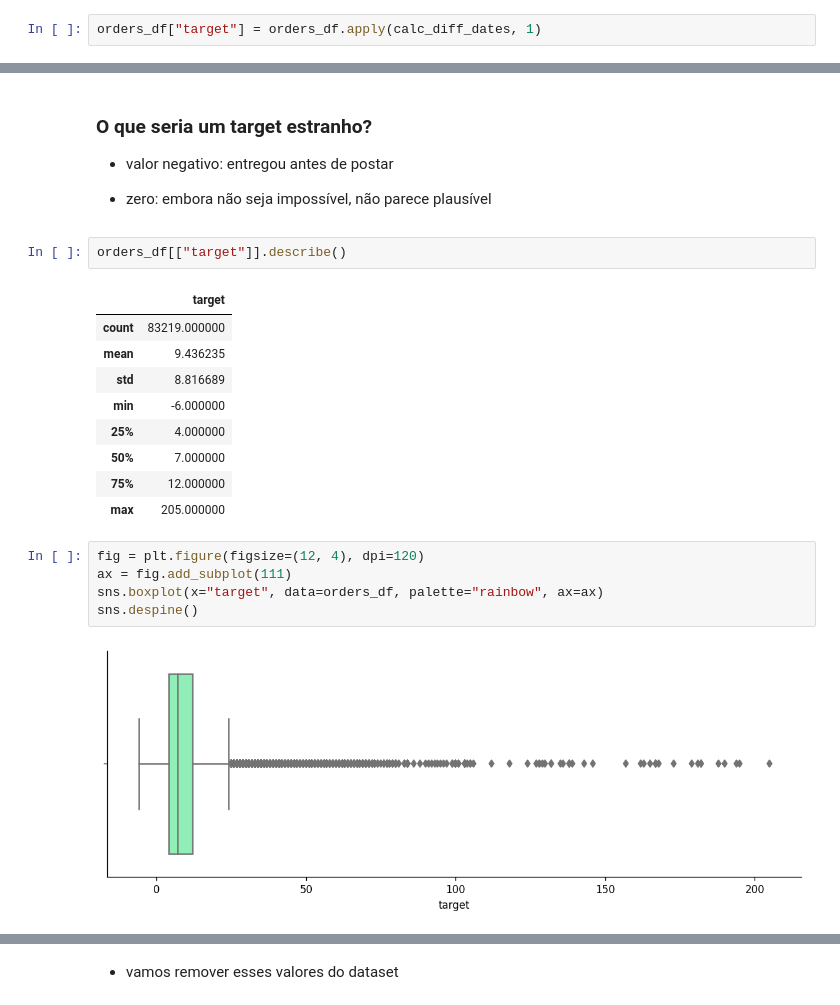
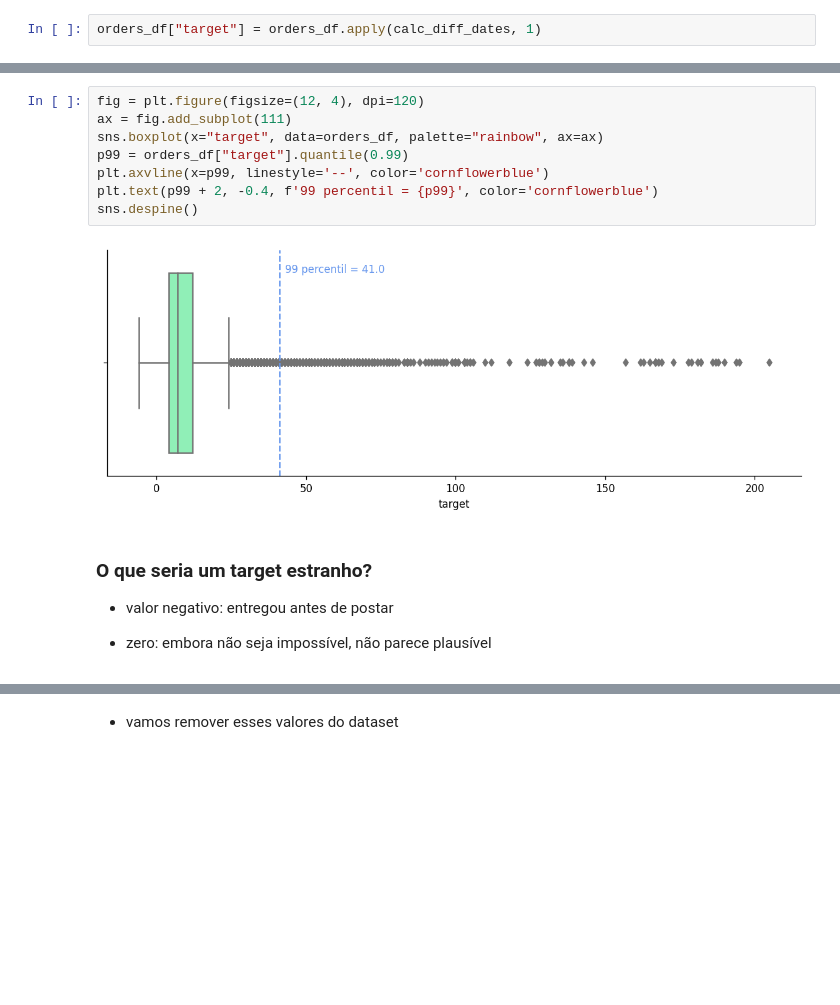
Before and after one commit to nubank/diversidados-curso-ds, a Jupyter notebook: iniciante/Modelagem/prazo_entrega_solucao_exemplo.ipynb, the cells around one changed output, grey strips where cells are left out. Cells and saved outputs as stored; diff of their text form; blank space fills up the shorter version.

```diff
--- a/iniciante/Modelagem/prazo_entrega_solucao_exemplo.ipynb
+++ b/iniciante/Modelagem/prazo_entrega_solucao_exemplo.ipynb
@@ -156,28 +172,19 @@ orders_df["target"] = orders_df.apply(calc_diff_dates, 1)
+# %%
+fig = plt.figure(figsize=(12, 4), dpi=120)
+ax = fig.add_subplot(111)
+sns.boxplot(x="target", data=orders_df, palette="rainbow", ax=ax)
+p99 = orders_df["target"].quantile(0.99)
+plt.axvline(x=p99, linestyle='--', color='cornflowerblue')
+plt.text(p99 + 2, -0.4, f'99 percentil = {p99}', color='cornflowerblue')
+sns.despine()
+# %% [output]
+[figure, added]
 # %% [markdown]
 ### O que seria um target estranho?
 
 * valor negativo: entregou antes de postar
 
 * zero: embora não seja impossível, não parece plausível
-# %%
-orders_df[["target"]].describe()
-# %% [output]
-|  | target |
-| count | 83219.000000 |
-| mean | 9.436235 |
-| std | 8.816689 |
-| min | -6.000000 |
-| 25% | 4.000000 |
-| 50% | 7.000000 |
-| 75% | 12.000000 |
-| max | 205.000000 |
-# %%
-fig = plt.figure(figsize=(12, 4), dpi=120)
-ax = fig.add_subplot(111)
-sns.boxplot(x="target", data=orders_df, palette="rainbow", ax=ax)
-sns.despine()
-# %% [output]
-[figure, removed]
 # %%
 len(orders_df[orders_df["target"] <= 0])
 # %% [output]
```
Also changed, not shown: parts of 26 cells of this notebook, 3 other files.
